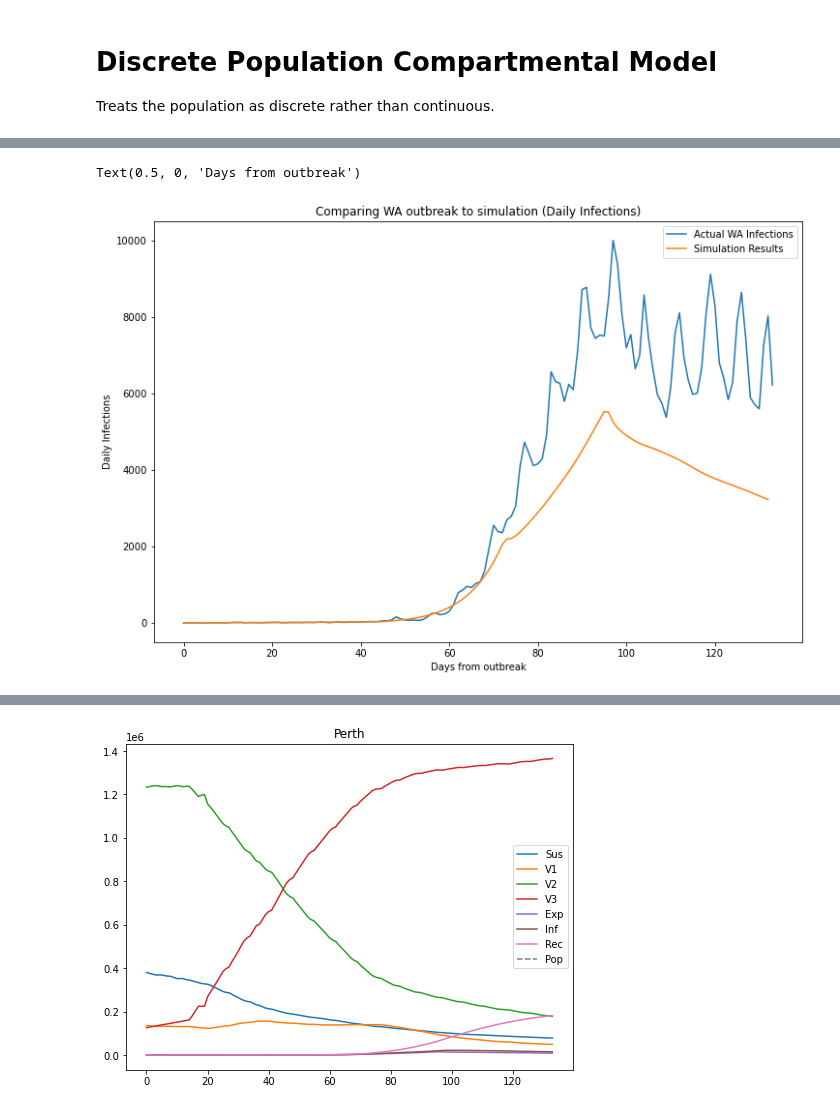
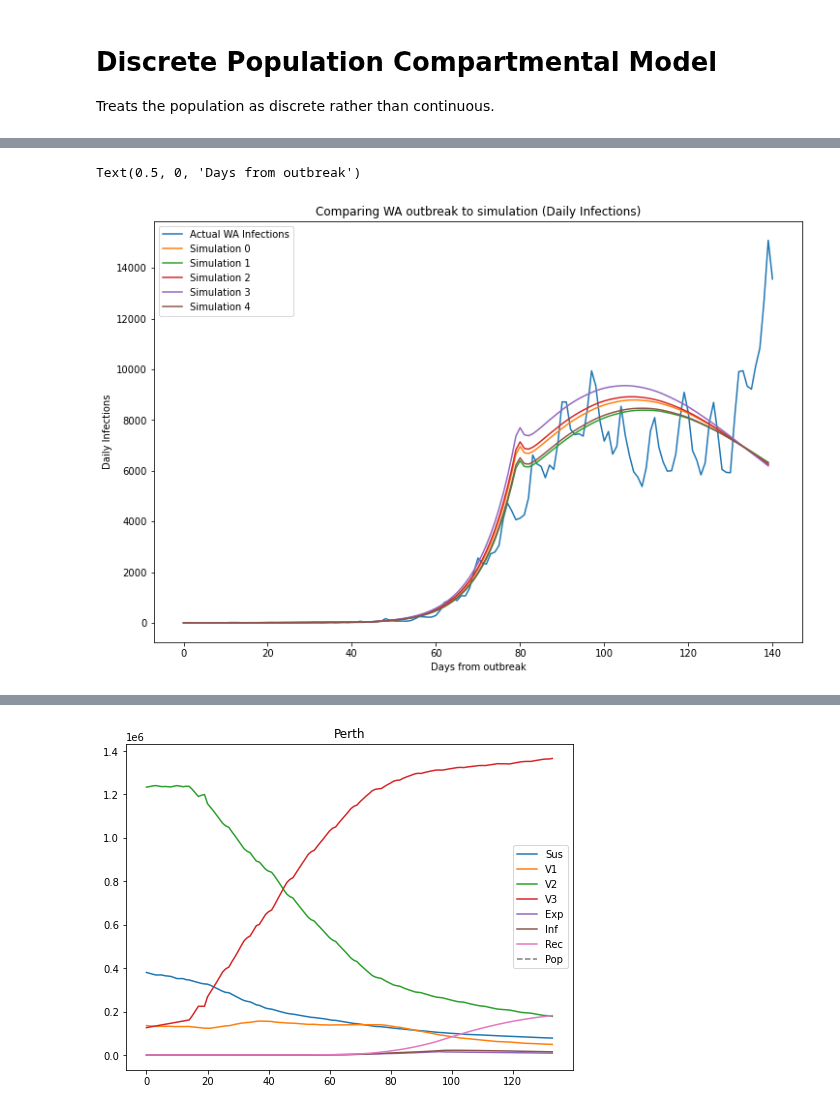
Before and after one commit to yuval-b/covid_thesis, a Jupyter notebook: 6c. Fitting Discrete Population Compartmental Model.ipynb, the cells around one changed output, grey strips where cells are left out. Drawn from its saved outputs; the diff is of its cells as text; code cells hidden in the pictures.

```diff
--- a/6c. Fitting Discrete Population Compartmental Model.ipynb
+++ b/6c. Fitting Discrete Population Compartmental Model.ipynb
@@ -379,21 +382,25 @@ C= 9*10**9
 
 params = [a1, 1/L, 1/D]
 # %%
-def run_the_sim(days, params, a1, a2, a3, a4, uptakes, num, steps, popn, model, day_infs):
+def run_the_sim(days, params, a1, a2, a3, a4, uptakes, num, steps, popn, model, day_infs, inflection_points):
+
+    inf_1, inf_2, inf_3, inf_4 = inflection_points[0],inflection_points[1],inflection_points[2],inflection_points[3]
 
     for day in range(days):
         #print(day)
 
-        if day < 45:
+        if day < inf_1:
             params[0] = a1
-        elif (day>= 45) and (day < 73):
+        elif (day>= inf_1) and (day < inf_2):
             params[0] = a2
-        elif (day >=73) and (day<95):
+        elif (day >=inf_2) and (day<inf_3):
             params[0] = a3
-        elif day>95:
+        elif (day>=inf_3) and (day<inf_4):
             params[0] = a4
+        elif day>inf_4:
+            params[0] = a5
 
-        if day < 133:
+        if day < 140:
             daily_changes = [uptakes[0][day],uptakes[1][day], uptakes[2][day]]
         else:
             daily_changes = [0,0,0]
@@ -428,7 +435,7 @@ for it in range(num_iter):
 
     #day_infs = [0]
 
-    model, day_infs = run_the_sim(days, params, a1, a2, a3, a4, uptakes, num, steps, popn, [town_init], [0])
+    model, day_infs = run_the_sim(days, params, a1, a2, a3, a4, uptakes, num, steps, popn, [town_init], [0],inflection_points)
 
     allsims.append(model)
     allsims_infs.append(day_infs)
@@ -448,7 +455,13 @@ start = time.time()
 
 # The parallelisation:
 # Choose n_jobs = -1 if want all processors, otherwise decide how many. range(x) is how many simulations you wanna do
-results = Parallel(n_jobs=-1)(delayed(run_the_sim)(days, params, a1, a2, a3,a4, uptakes, num, steps, popn, [town_init], [0]) for _ in range(num_iter))
+results = Parallel(n_jobs=-1)(delayed(run_the_sim)(days, params, a1, a2, a3,a4, uptakes, num, steps, popn, [town_init], [0], inflection_points) for _ in range(num_iter))
+
+allsims = []
+allsims_infs = []
+for item in results:
+    allsims.append(item[0])
+    allsims_infs.append(item[1])
 
 end = time.time()
 print(end-start)
@@ -535,15 +559,18 @@ Text(0.5, 0, 'Days from outbreak')
 # %%
 new_infs = [day_infs[i]-day_infs[i-1] for i in range(1,len(day_infs))]
 plt.figure(figsize = (12,8))
 plt.title('Comparing WA outbreak to simulation (Daily Infections)')
 plt.plot(wa_infs, label = 'Actual WA Infections')
-plt.plot(new_infs, label = 'Simulation Results')
+for i in range(num_iter):
+    day_infs = allsims_infs[i]
+    new_infs = [day_infs[i]-day_infs[i-1] for i in range(1,len(day_infs))]
+    plt.plot(new_infs, label = 'Simulation ' + str(i))
 plt.legend()
 plt.ylabel('Daily Infections')
 plt.xlabel('Days from outbreak')
 # %% [output]
 Text(0.5, 0, 'Days from outbreak')
-[figure, old version]
+[figure, new version]
 # %%
 def func(x, a1, a2,a3,a4):
     allsims = []
```
Also changed, not shown: parts of 20 cells of this notebook.
